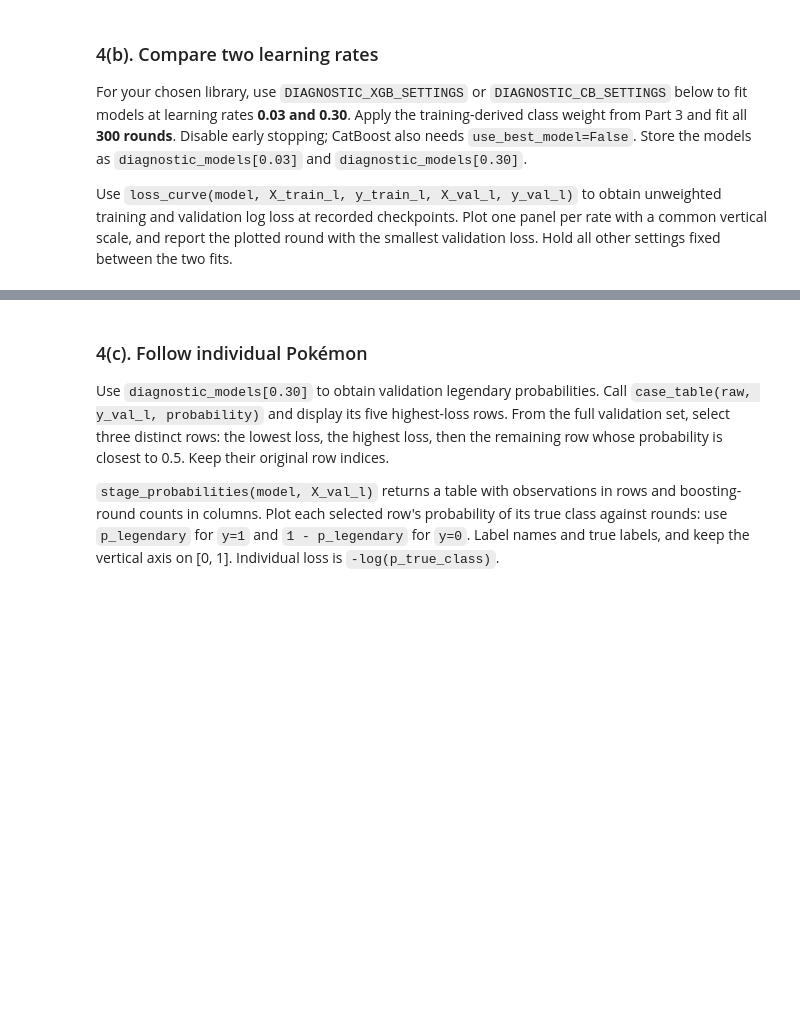
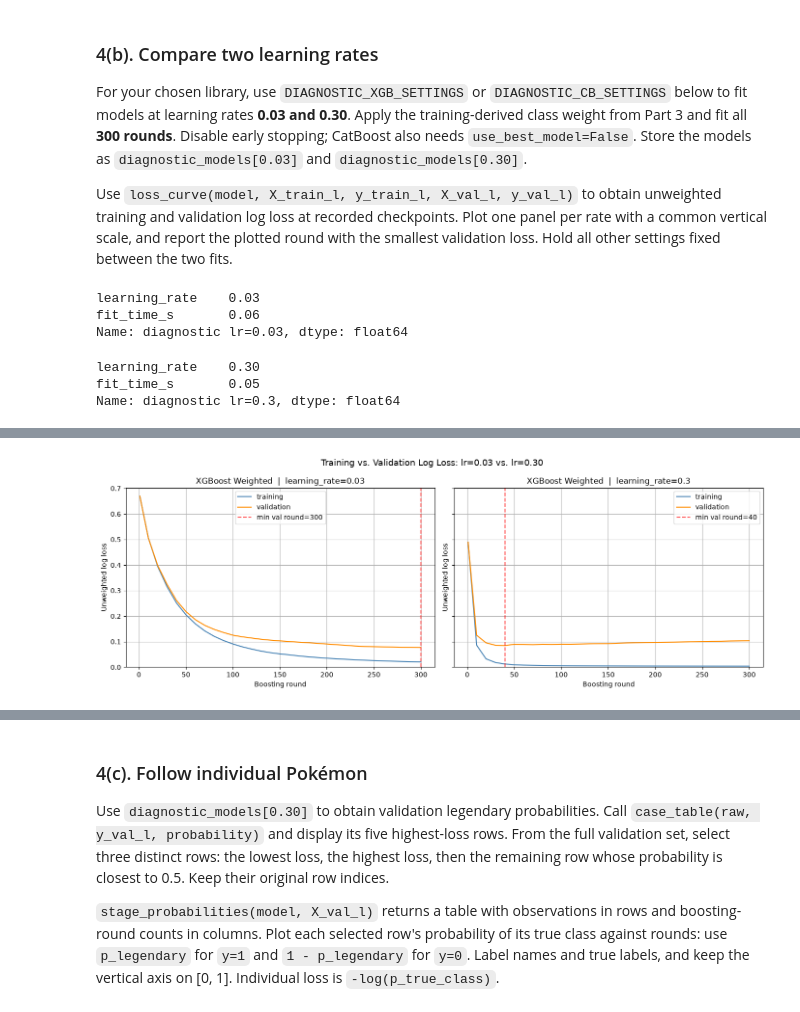
Before and after one commit to STAT-486-Fall-2026-Labs/lab-08-mbgardin, a Jupyter notebook: lab-08.ipynb, the cells around one changed output, grey strips where cells are left out. Saved outputs shown, nothing was run; the diff lists cells and outputs as text; code cells hidden in the pictures; blank space fills up the shorter version.

```diff
--- a/lab-08.ipynb
+++ b/lab-08.ipynb
@@ -376,6 +567,54 @@ DIAGNOSTIC_XGB_SETTINGS = XGB_SETTINGS | dict(
 )
 DIAGNOSTIC_CB_SETTINGS = CB_SETTINGS | dict(iterations=300, depth=4)
 
-# TODO 4(b): Fit your chosen library at 0.03 and 0.30 with training class weights.
-# Run all 300 rounds without early stopping; store diagnostic_models by rate.
-# TODO: Compute loss_curve, plot both rates, and report minimum-loss checkpoints.
+diagnostic_models = {}
+for lr in [0.03, 0.30]:
+    diag_settings = {k: v for k, v in DIAGNOSTIC_XGB_SETTINGS.items() if k != "learning_rate"}
+    t0 = time.perf_counter()
+    model = XGBClassifier(
+        **diag_settings,
+        learning_rate=lr,
+        objective="binary:logistic",
+        scale_pos_weight=positive_weight,
+    )
+    model.fit(X_train_l, y_train_l, verbose=False)
+    elapsed = time.perf_counter() - t0
+    diagnostic_models[lr] = model
+    display(pd.Series({"learning_rate": lr, "fit_time_s": round(elapsed, 2)}, name=f"diagnostic lr={lr}"))
+
+curves = {}
+best_rounds = {}
+for lr in [0.03, 0.30]:
+    curves[lr] = loss_curve(diagnostic_models[lr], X_train_l, y_train_l, X_val_l, y_val_l)
+    best_rounds[lr] = int(curves[lr].loc[curves[lr]["validation_log_loss"].idxmin(), "round"])
+
+print(f"lr=0.03: best validation round = {best_rounds[0.03]}, min val loss = {curves[0.03]['validation_log_loss'].min():.4f}")
+print(f"lr=0.30: best validation round = {best_rounds[0.30]}, min val loss = {curves[0.30]['validation_log_loss'].min():.4f}")
+
+y_max = max(
+    curves[0.03][["training_log_loss", "validation_log_loss"]].max().max(),
+    curves[0.30][["training_log_loss", "validation_log_loss"]].max().max(),
+)
+y_min = 0.0
+
+fig, axes = plt.subplots(1, 2, figsize=(14, 5), sharey=True)
+for ax, lr in zip(axes, [0.03, 0.30]):
+    df = curves[lr]
+    ax.plot(df["round"], df["training_log_loss"], label="training", color="steelblue")
+    ax.plot(df["round"], df["validation_log_loss"], label="validation", color="darkorange")
+    ax.axvline(best_rounds[lr], linestyle="--", color="red", alpha=0.7, label=f"min val round={best_rounds[lr]}")
+    ax.set_title(f"XGBoost Weighted  |  learning_rate={lr}", fontsize=12)
+    ax.set_xlabel("Boosting round")
+    ax.set_ylabel("Unweighted log loss")
+    ax.set_ylim(y_min, y_max * 1.05)
+    ax.legend()
+plt.suptitle("Training vs. Validation Log Loss: lr=0.03 vs. lr=0.30", fontsize=13)
+plt.tight_layout()
+plt.show()
+# %% [output]
+learning_rate    0.03
+fit_time_s       0.06
+Name: diagnostic lr=0.03, dtype: float64
+learning_rate    0.30
+fit_time_s       0.05
+Name: diagnostic lr=0.3, dtype: float64
@@ -382,3 +623,4 @@ DIAGNOSTIC_CB_SETTINGS = CB_SETTINGS | dict(iterations=300, depth=4)
+[figure, added]
 # %% [markdown]
 **4(b) — learning rate and overfitting**
 
```
Also changed, not shown: parts of 26 cells of this notebook.
